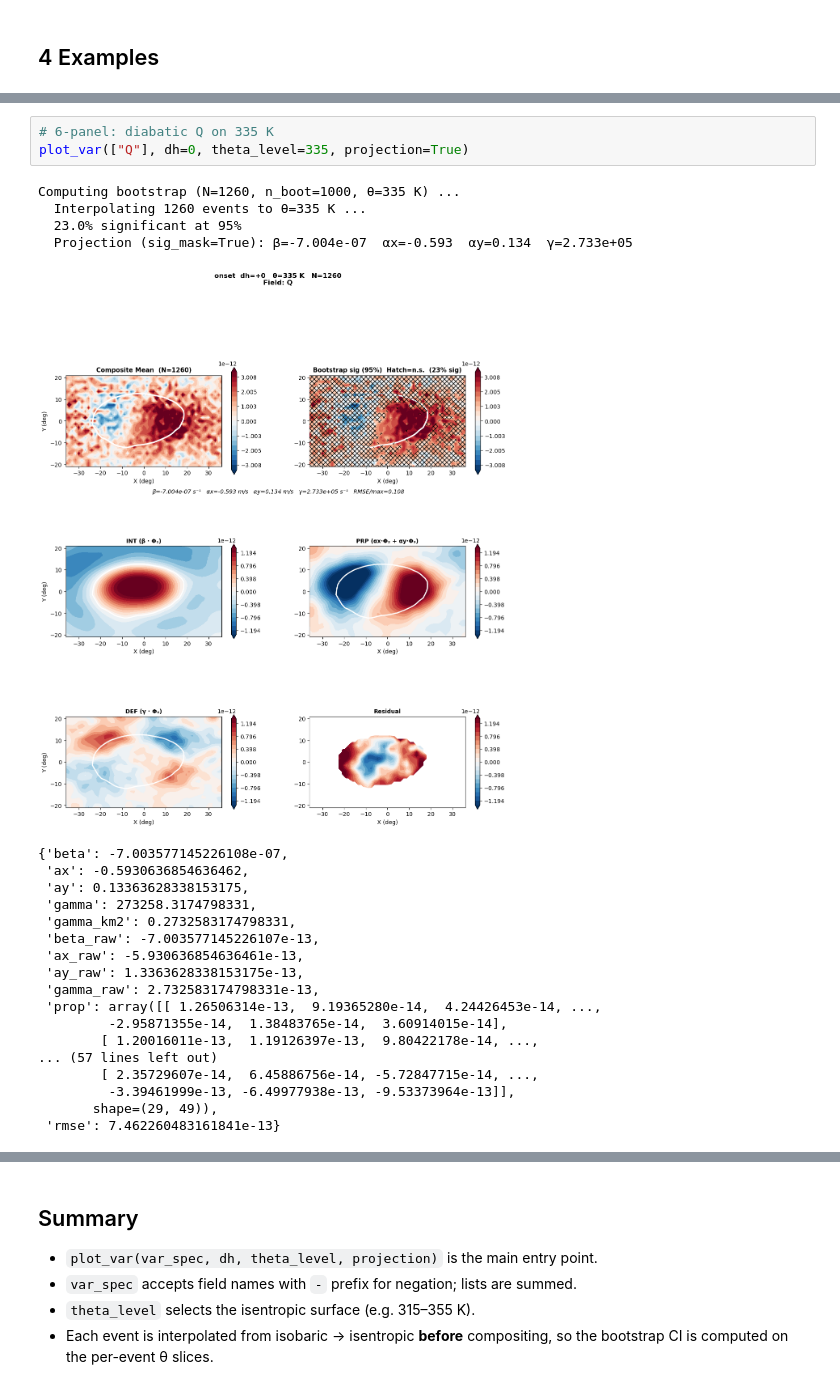
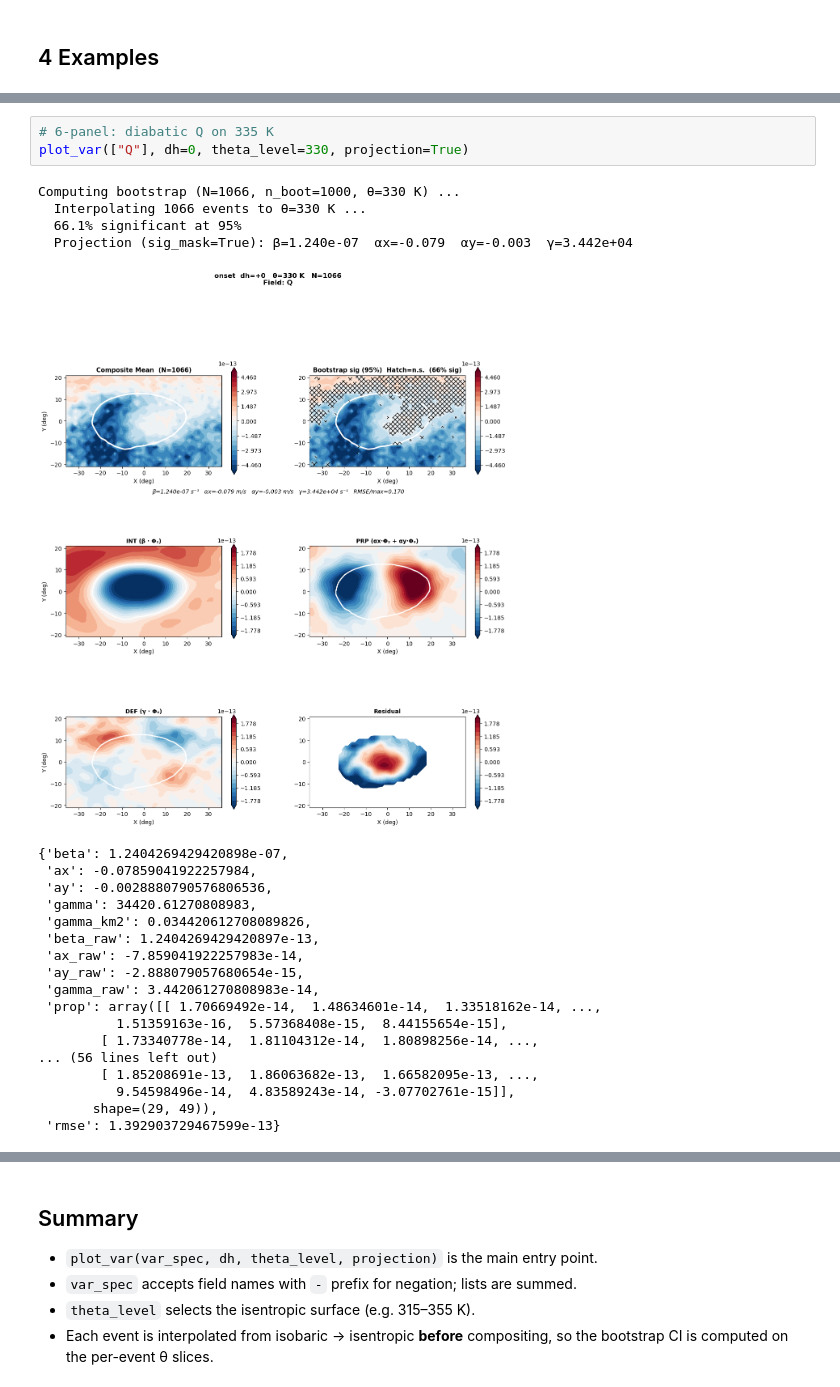
Before and after one commit to yanxingjianken/pvtend, a Jupyter notebook: examples/04i_single_var_isentropic_composite.ipynb, the cells around one changed output, grey strips where cells are left out. Drawn from its saved outputs; the diff is of its cells as text.

```diff
--- a/examples/04i_single_var_isentropic_composite.ipynb
+++ b/examples/04i_single_var_isentropic_composite.ipynb
@@ -626,29 +618,29 @@ Computing bootstrap (N=1260, n_boot=1000, θ=330 K) ...
 # %%
 # 6-panel: diabatic Q on 335 K
-plot_var(["Q"], dh=0, theta_level=335, projection=True)
+plot_var(["Q"], dh=0, theta_level=330, projection=True)
 # %% [output]
-Computing bootstrap (N=1260, n_boot=1000, θ=335 K) ...
-  Interpolating 1260 events to θ=335 K ...
-  23.0% significant at 95%
-  Projection (sig_mask=True): β=-7.004e-07  αx=-0.593  αy=0.134  γ=2.733e+05
+Computing bootstrap (N=1066, n_boot=1000, θ=330 K) ...
+  Interpolating 1066 events to θ=330 K ...
+  66.1% significant at 95%
+  Projection (sig_mask=True): β=1.240e-07  αx=-0.079  αy=-0.003  γ=3.442e+04
-[figure, old version]
+[figure, new version]
-{'beta': -7.003577145226108e-07,
- 'ax': -0.5930636854636462,
- 'ay': 0.13363628338153175,
- 'gamma': 273258.3174798331,
- 'gamma_km2': 0.2732583174798331,
- 'beta_raw': -7.003577145226107e-13,
- 'ax_raw': -5.930636854636461e-13,
- 'ay_raw': 1.3363628338153175e-13,
- 'gamma_raw': 2.732583174798331e-13,
- 'prop': array([[ 1.26506314e-13,  9.19365280e-14,  4.24426453e-14, ...,
-         -2.95871355e-14,  1.38483765e-14,  3.60914015e-14],
-        [ 1.20016011e-13,  1.19126397e-13,  9.80422178e-14, ...,
-... (57 lines left out)
-        [ 2.35729607e-14,  6.45886756e-14, -5.72847715e-14, ...,
-         -3.39461999e-13, -6.49977938e-13, -9.53373964e-13]],
+{'beta': 1.2404269429420898e-07,
+ 'ax': -0.07859041922257984,
+ 'ay': -0.0028880790576806536,
+ 'gamma': 34420.61270808983,
+ 'gamma_km2': 0.034420612708089826,
+ 'beta_raw': 1.2404269429420897e-13,
+ 'ax_raw': -7.859041922257983e-14,
+ 'ay_raw': -2.888079057680654e-15,
+ 'gamma_raw': 3.442061270808983e-14,
+ 'prop': array([[ 1.70669492e-14,  1.48634601e-14,  1.33518162e-14, ...,
+          1.51359163e-16,  5.57368408e-15,  8.44155654e-15],
+        [ 1.73340778e-14,  1.81104312e-14,  1.80898256e-14, ...,
+... (56 lines left out)
+        [ 1.85208691e-13,  1.86063682e-13,  1.66582095e-13, ...,
+          9.54598496e-14,  4.83589243e-14, -3.07702761e-15]],
        shape=(29, 49)),
- 'rmse': 7.462260483161841e-13}
+ 'rmse': 1.392903729467599e-13}
 # %%
 # 6-panel: planetary vorticity advection on 330 K
 plot_var(["-v_anom_pv_bar_dy"], dh=0, theta_level=330, projection=True)
```
Also changed, not shown: parts of 7 cells of this notebook, 4 other files.
